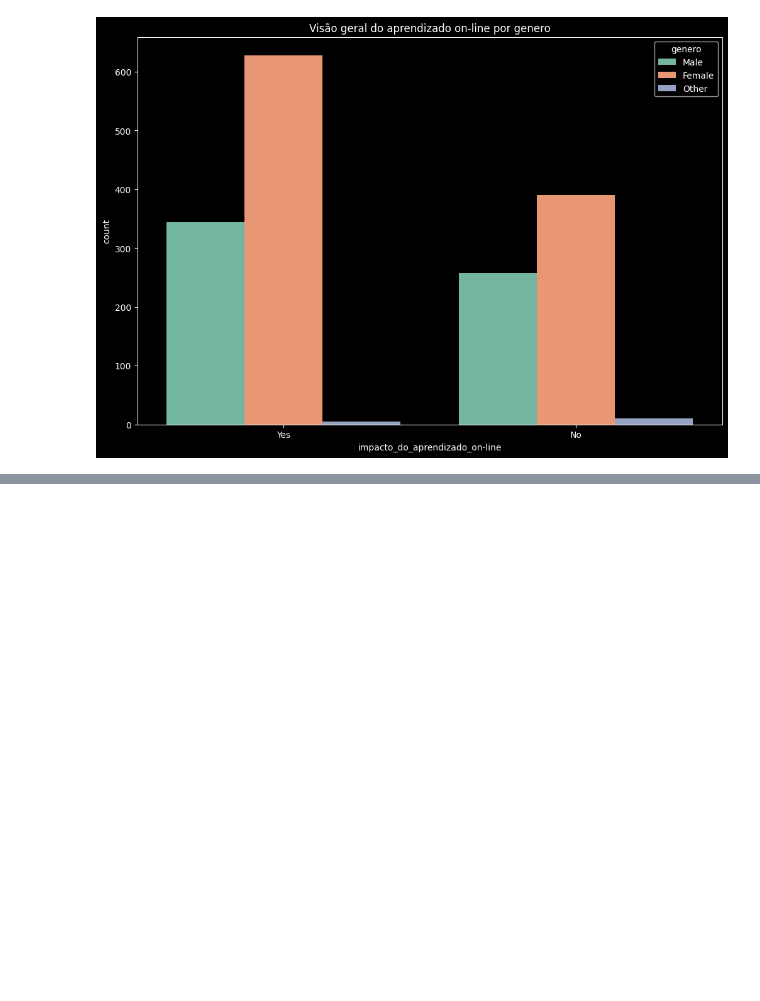
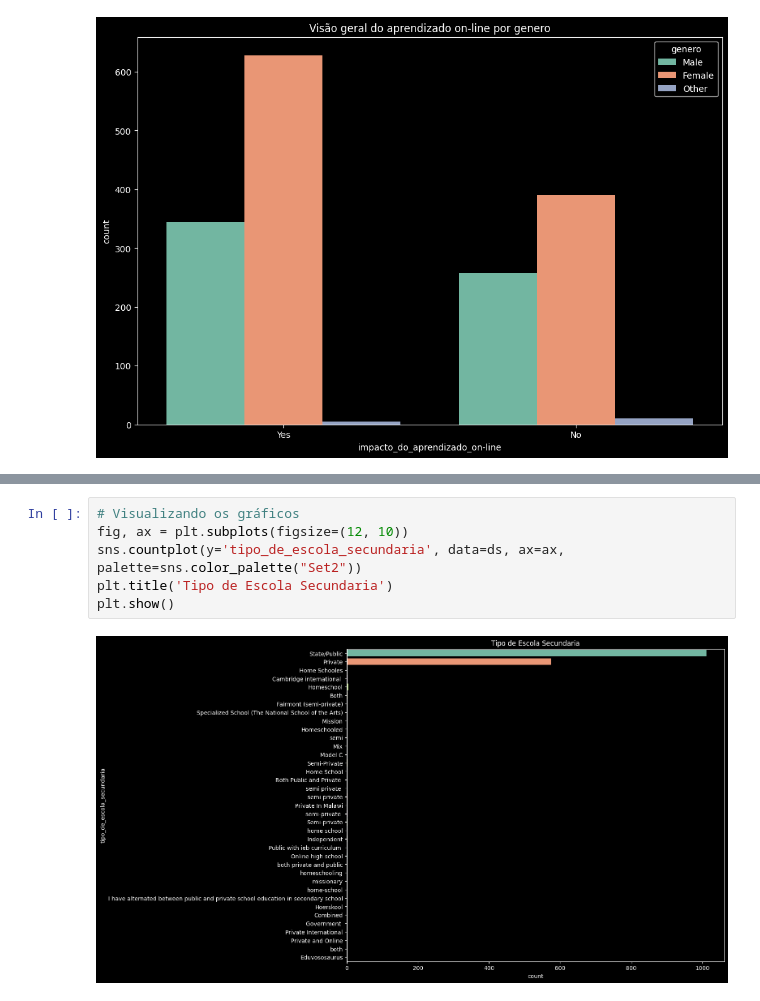
Before and after one commit to Joao-Inacio/Labs, a Jupyter notebook: Evasao_Escolar/Teste1.ipynb, the cells around one changed output, grey strips where cells are left out. Cells and saved outputs as stored; diff of their text form; blank space fills up the shorter version.

```diff
--- a/Evasao_Escolar/Teste1.ipynb
+++ b/Evasao_Escolar/Teste1.ipynb
@@ -153,0 +174,8 @@ plt.show()
+# %%
+# Visualizando os gráficos
+fig, ax = plt.subplots(figsize=(12, 10))
+sns.countplot(y='tipo_de_escola_secundaria', data=ds, ax=ax, palette=sns.color_palette("Set2"))
+plt.title('Tipo de Escola Secundaria')
+plt.show()
+# %% [output]
+[figure, added]
```
Also changed, not shown: parts of 2 cells of this notebook.
